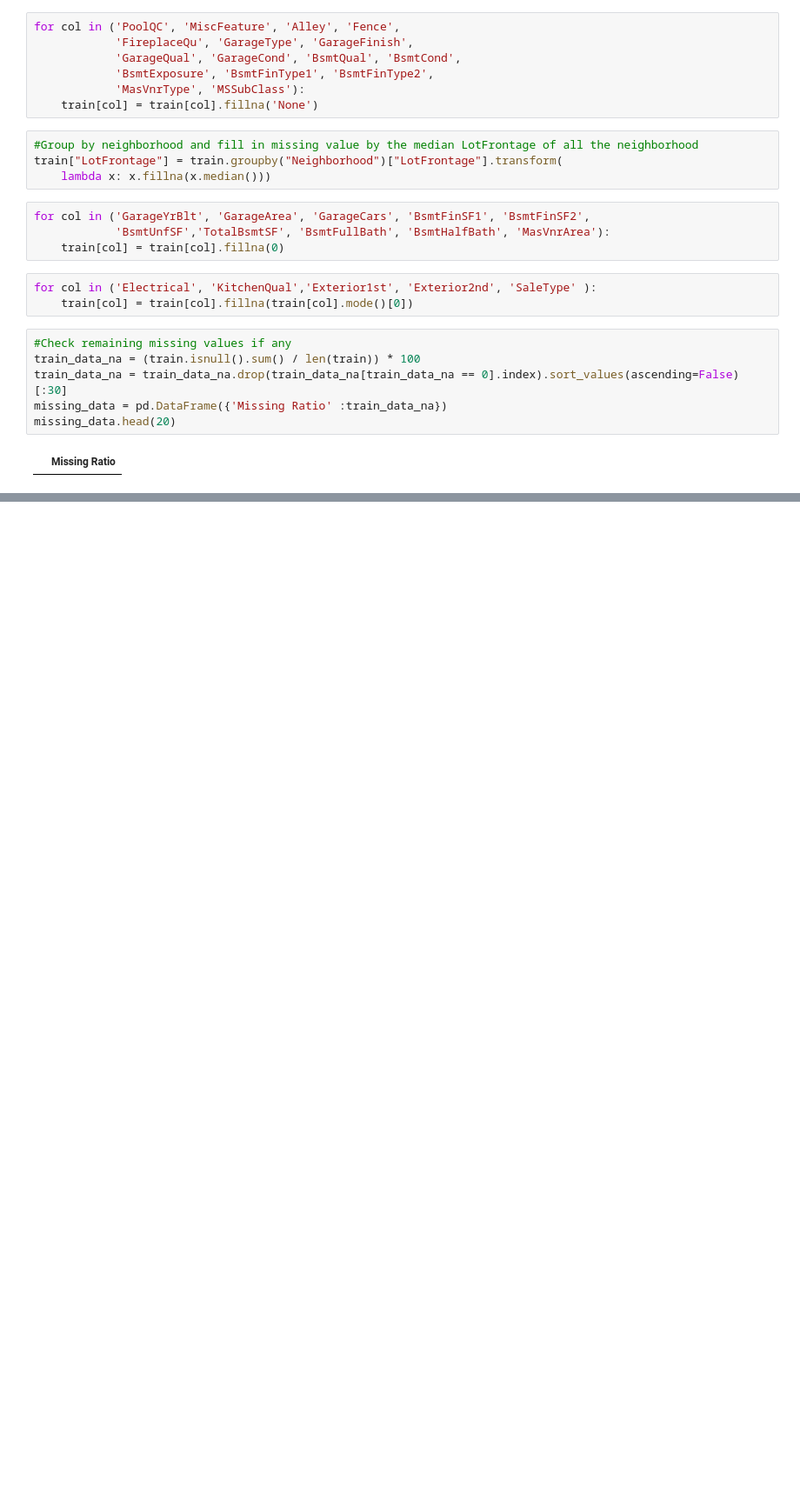
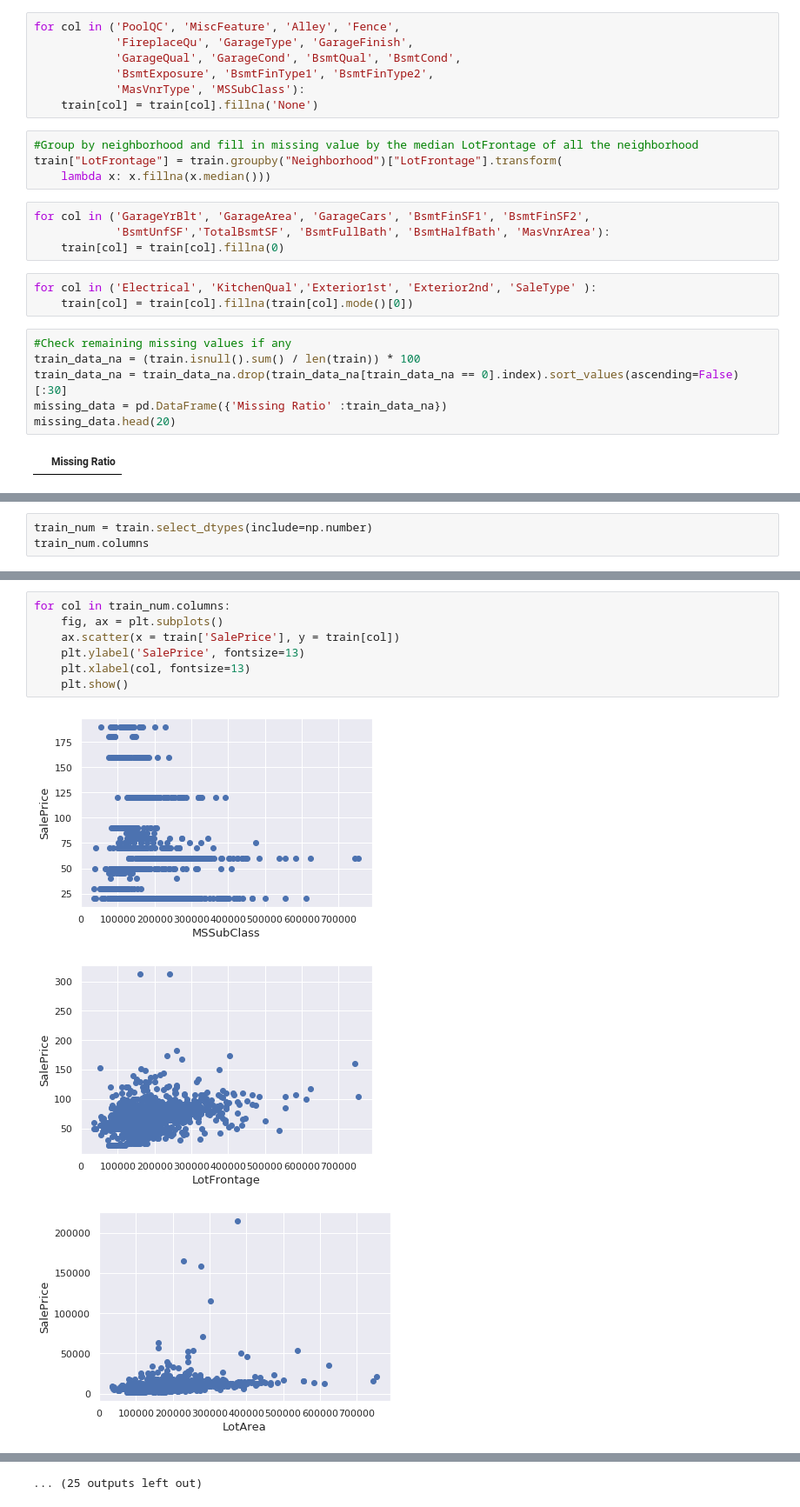
Before and after one commit to aeroplani/Sale-Price-Prediciton, a Jupyter notebook: analysing_house_prices.ipynb, the cells around one changed output, grey strips where cells are left out. Shown at 87% size. Saved outputs shown, nothing was run; the diff lists cells and outputs as text; blank space fills up the shorter version.

```diff
--- a/analysing_house_prices.ipynb
+++ b/analysing_house_prices.ipynb
@@ -195,0 +201,3 @@ missing_data.head(20)
+# %%
+train_num = train.select_dtypes(include=np.number)
+train_num.columns
@@ -195,0 +214,11 @@ missing_data.head(20)
+# %%
+for col in train_num.columns:
+    fig, ax = plt.subplots()
+    ax.scatter(x = train['SalePrice'], y = train[col])
+    plt.ylabel('SalePrice', fontsize=13)
+    plt.xlabel(col, fontsize=13)
+    plt.show()
+# %% [output]
+[figure, added]
+[figure, added]
+[figure, added]
@@ -195,0 +234 @@ missing_data.head(20)
+... (25 outputs left out)
```
Also changed, not shown: parts of 15 cells of this notebook.
